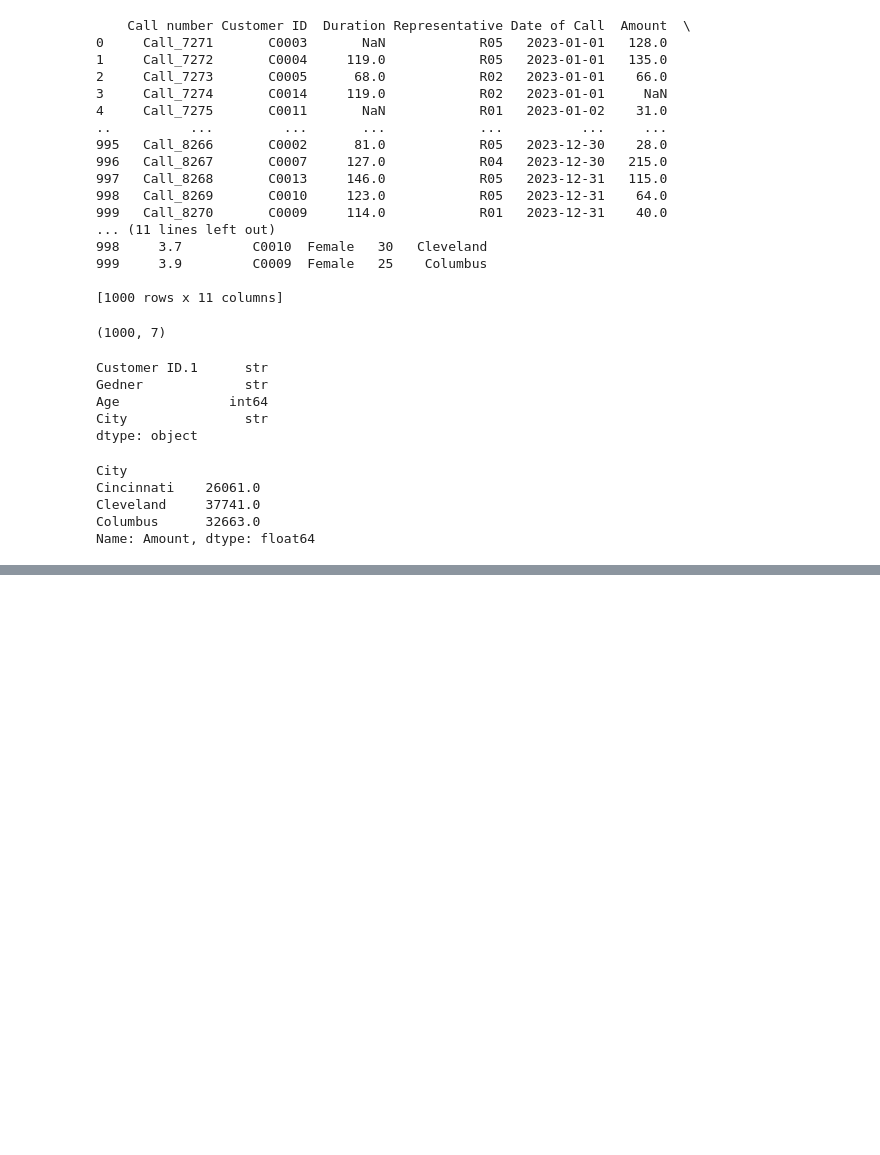
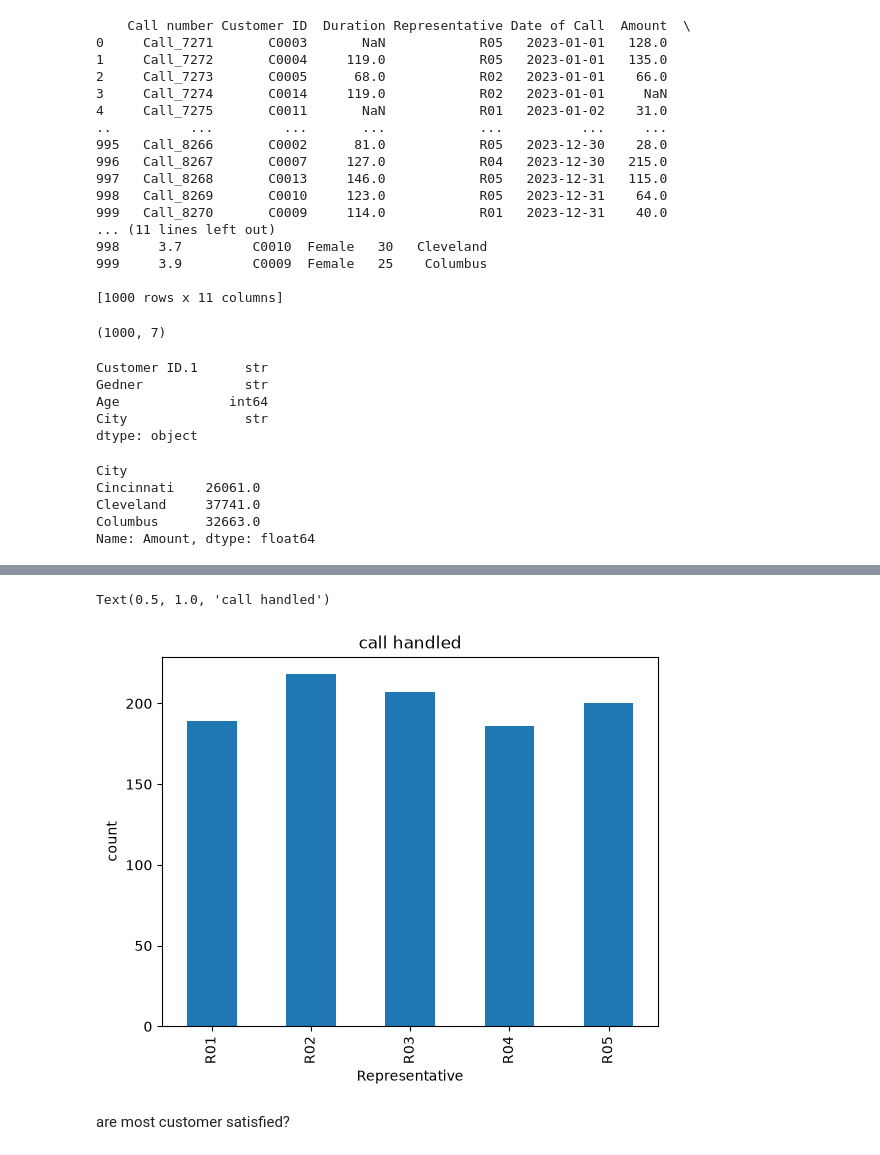
Before and after one commit to Muthamilbharathi/Call-center-perfomance-analysis, a Jupyter notebook: Source/call_center.ipynb, the cells around one changed output, grey strips where cells are left out. Cells and saved outputs as stored; diff of their text form; code cells hidden in the pictures; blank space fills up the shorter version.

```diff
--- a/Source/call_center.ipynb
+++ b/Source/call_center.ipynb
@@ -419,0 +554,3 @@ Name: Amount, dtype: float64
+# %%
+repcl=call.groupby('Representative')['Call number'].count()
+print(repcl)
@@ -419,0 +565,9 @@ Name: Amount, dtype: float64
+# %%
+repcl.plot(kind='bar')
+plt.ylabel('count')
+plt.title('call handled')
+# %% [output]
+Text(0.5, 1.0, 'call handled')
+[figure, added]
+# %% [markdown]
+are most customer satisfied?
```
Also changed, not shown: parts of 36 cells of this notebook, 1 other file.
